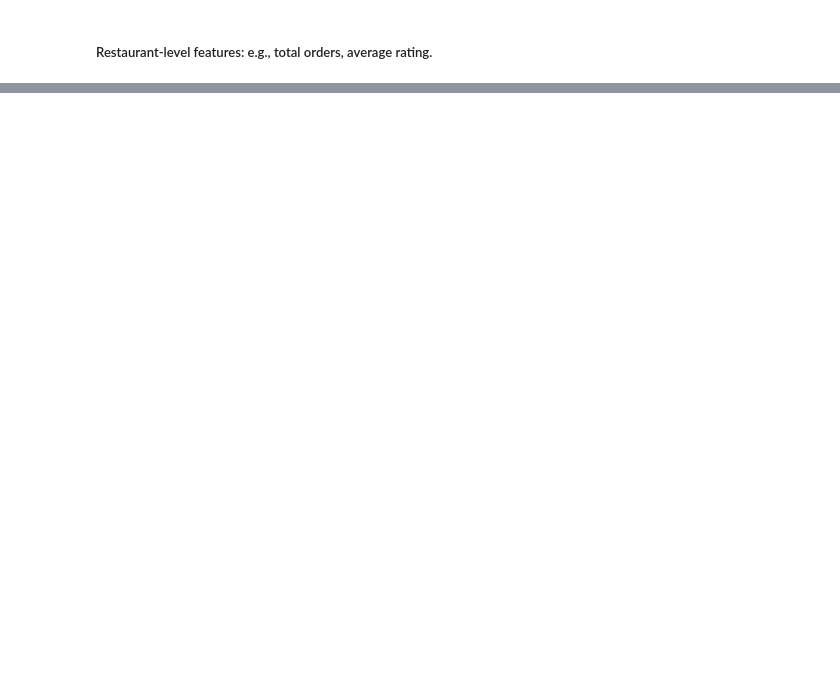
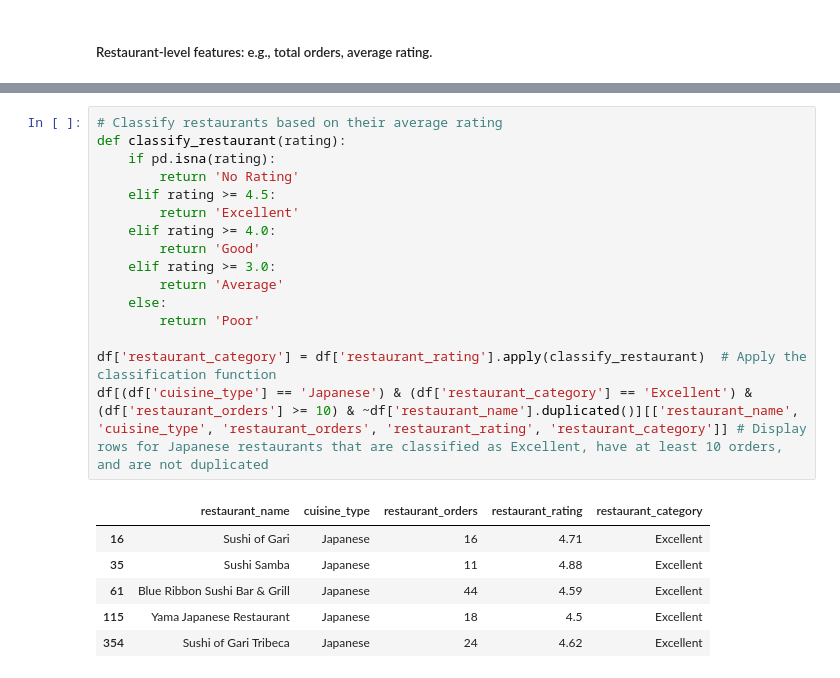
Before and after one commit to J3SSY-ANDU/Food-Delivery-Data-Analysis, a Jupyter notebook: notebooks/food_delivery_orders_eda.ipynb, the cells around one changed output, grey strips where cells are left out. Saved outputs shown, nothing was run; the diff lists cells and outputs as text; blank space fills up the shorter version.

```diff
--- a/notebooks/food_delivery_orders_eda.ipynb
+++ b/notebooks/food_delivery_orders_eda.ipynb
@@ -446,0 +453,23 @@ df[['restaurant_name', 'rating_per_restaurant']].sample(10)
+# %%
+# Classify restaurants based on their average rating
+def classify_restaurant(rating):
+    if pd.isna(rating):
+        return 'No Rating'
+    elif rating >= 4.5:
+        return 'Excellent'
+    elif rating >= 4.0:
+        return 'Good'
+    elif rating >= 3.0:
+        return 'Average'
+    else:
+        return 'Poor'
+
+df['restaurant_category'] = df['restaurant_rating'].apply(classify_restaurant)  # Apply the classification function
+df[(df['cuisine_type'] == 'Japanese') & (df['restaurant_category'] == 'Excellent') & (df['restaurant_orders'] >= 10) & ~df['restaurant_name'].duplicated()][['restaurant_name', 'cuisine_type', 'restaurant_orders', 'restaurant_rating', 'restaurant_category']] # Display rows for Japanese restaurants that are classified as Excellent, have at least 10 orders, and are not duplicated
+# %% [output]
+|  | restaurant_name | cuisine_type | restaurant_orders | restaurant_rating | restaurant_category |
+| 16 | Sushi of Gari | Japanese | 16 | 4.71 | Excellent |
+| 35 | Sushi Samba | Japanese | 11 | 4.88 | Excellent |
+| 61 | Blue Ribbon Sushi Bar & Grill | Japanese | 44 | 4.59 | Excellent |
+| 115 | Yama Japanese Restaurant | Japanese | 18 | 4.5 | Excellent |
+| 354 | Sushi of Gari Tribeca | Japanese | 24 | 4.62 | Excellent |
```
Also changed, not shown: parts of 12 cells of this notebook.
